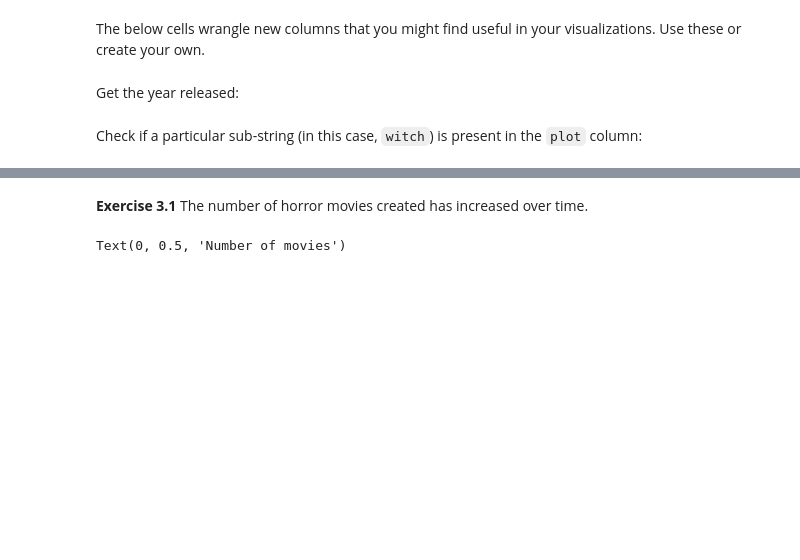
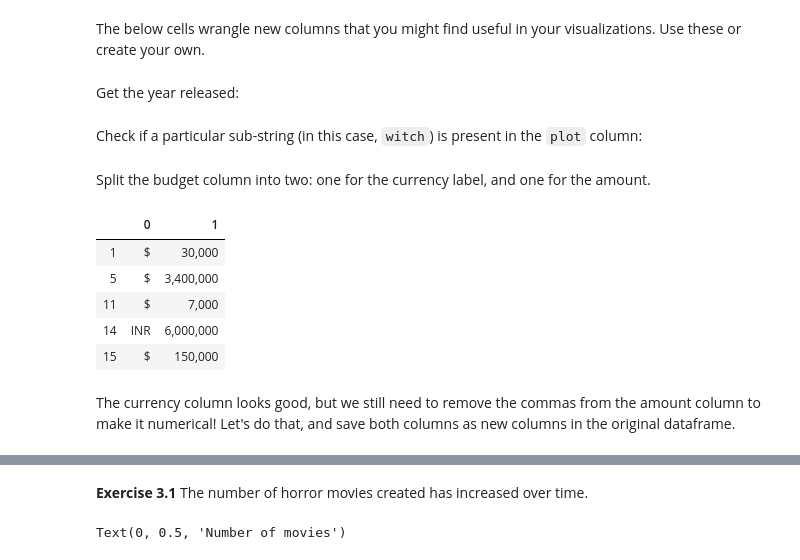
Before and after one commit to adasilva/AnatomyOfMatplotlib, a Jupyter notebook: Part1-QuickPlotsWithPyplot.ipynb, the cells around one changed output, grey strips where cells are left out. Cells and saved outputs as stored; diff of their text form; code cells hidden in the pictures; blank space fills up the shorter version.

```diff
--- a/Part1-QuickPlotsWithPyplot.ipynb
+++ b/Part1-QuickPlotsWithPyplot.ipynb
@@ -137,3 +139,17 @@ df['year_released'] = pd.to_datetime(df['release_date']).map(lambda d: d.year)
 Check if a particular sub-string (in this case, `witch`) is present in the `plot` column:
 # %%
 df['has_witches'] = df['plot'].str.contains('witch')
+# %% [markdown]
+Split the budget column into two: one for the currency label, and one for the amount.
+# %%
+budget_split_columns = df['budget'].str.extract('([^0-9]*)([0-9.,]*)')
+budget_split_columns[budget_split_columns[1].notnull()].head()
+# %% [output]
+|  | 0 | 1 |
+| 1 | $ | 30,000 |
+| 5 | $ | 3,400,000 |
+| 11 | $ | 7,000 |
+| 14 | INR | 6,000,000 |
+| 15 | $ | 150,000 |
+# %% [markdown]
+The currency column looks good, but we still need to remove the commas from the amount column to make it numerical! Let's do that, and save both columns as new columns in the original dataframe.
```
Also changed, not shown: parts of 3 cells of this notebook, 3 other files.
